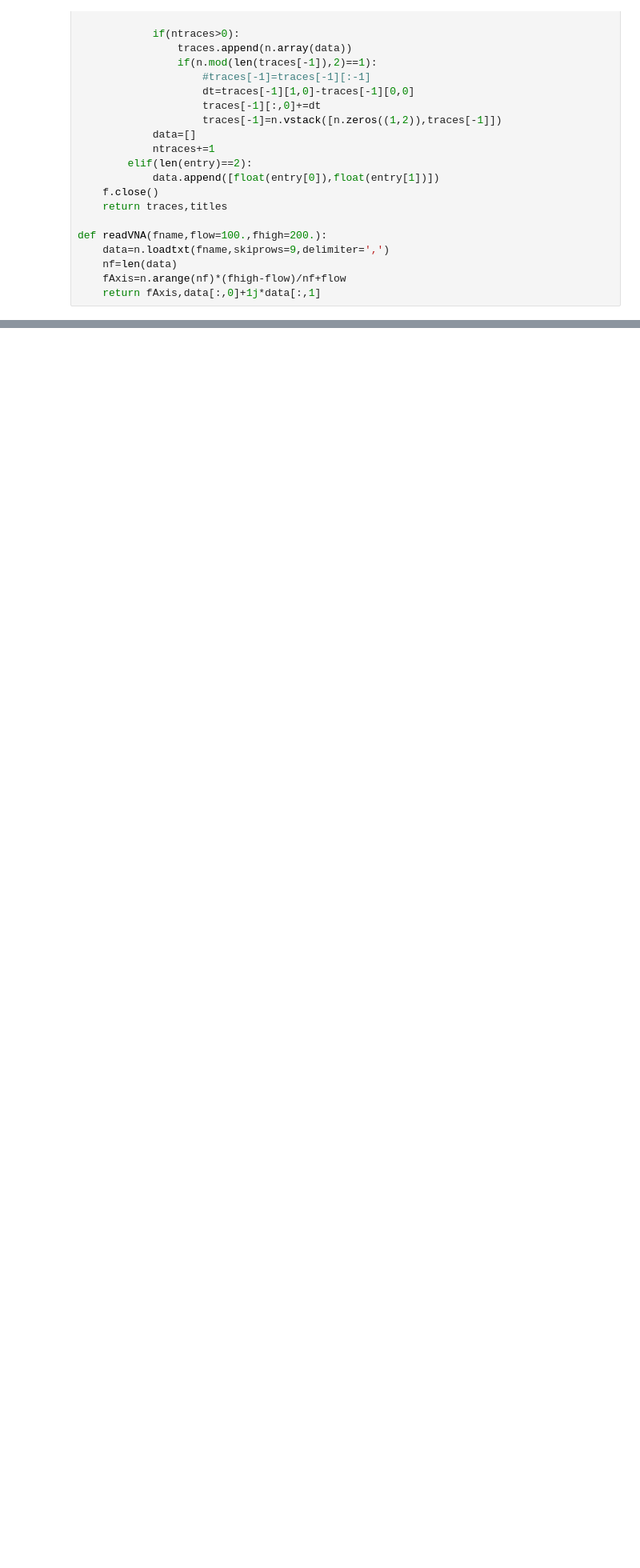
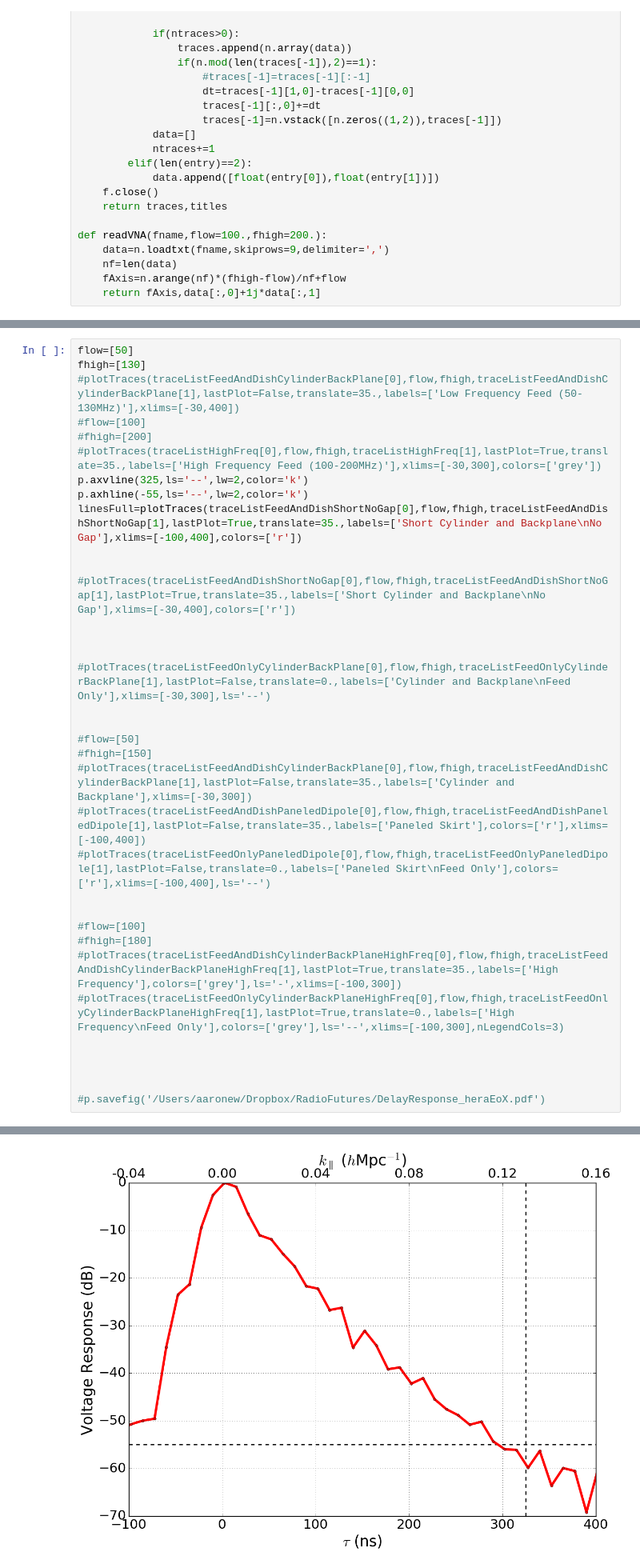
Before and after one commit to aewallwi/simulations-hera-eox, a Jupyter notebook: src/Traces_Comparison_lowFreq.ipynb, the cells around one changed output, grey strips where cells are left out. Shown at 80% size. Cells and saved outputs as stored; diff of their text form; blank space fills up the shorter version.

```diff
--- a/src/Traces_Comparison_lowFreq.ipynb
+++ b/src/Traces_Comparison_lowFreq.ipynb
@@ -130,0 +193,36 @@ def plotTraces(traceList,flow,fhigh,titleList=['o1','Planewave'],ls='-',lastPlot
+# %%
+flow=[50]
+fhigh=[130]
+#plotTraces(traceListFeedAndDishCylinderBackPlane[0],flow,fhigh,traceListFeedAndDishCylinderBackPlane[1],lastPlot=False,translate=35.,labels=['Low Frequency Feed (50-130MHz)'],xlims=[-30,400])
+#flow=[100]
+#fhigh=[200]
+#plotTraces(traceListHighFreq[0],flow,fhigh,traceListHighFreq[1],lastPlot=True,translate=35.,labels=['High Frequency Feed (100-200MHz)'],xlims=[-30,300],colors=['grey'])
+p.axvline(325,ls='--',lw=2,color='k')
+p.axhline(-55,ls='--',lw=2,color='k')
+linesFull=plotTraces(traceListFeedAndDishShortNoGap[0],flow,fhigh,traceListFeedAndDishShortNoGap[1],lastPlot=True,translate=35.,labels=['Short Cylinder and Backplane\nNo Gap'],xlims=[-100,400],colors=['r'])
+
+
+#plotTraces(traceListFeedAndDishShortNoGap[0],flow,fhigh,traceListFeedAndDishShortNoGap[1],lastPlot=True,translate=35.,labels=['Short Cylinder and Backplane\nNo Gap'],xlims=[-30,400],colors=['r'])
+
+
+
+#plotTraces(traceListFeedOnlyCylinderBackPlane[0],flow,fhigh,traceListFeedOnlyCylinderBackPlane[1],lastPlot=False,translate=0.,labels=['Cylinder and Backplane\nFeed Only'],xlims=[-30,300],ls='--')
+
+
+#flow=[50]
+#fhigh=[150]
+#plotTraces(traceListFeedAndDishCylinderBackPlane[0],flow,fhigh,traceListFeedAndDishCylinderBackPlane[1],lastPlot=False,translate=35.,labels=['Cylinder and Backplane'],xlims=[-30,300])
+#plotTraces(traceListFeedAndDishPaneledDipole[0],flow,fhigh,traceListFeedAndDishPaneledDipole[1],lastPlot=False,translate=35.,labels=['Paneled Skirt'],colors=['r'],xlims=[-100,400])
+#plotTraces(traceListFeedOnlyPaneledDipole[0],flow,fhigh,traceListFeedOnlyPaneledDipole[1],lastPlot=False,translate=0.,labels=['Paneled Skirt\nFeed Only'],colors=['r'],xlims=[-100,400],ls='--')
+
+
+#flow=[100]
+#fhigh=[180]
+#plotTraces(traceListFeedAndDishCylinderBackPlaneHighFreq[0],flow,fhigh,traceListFeedAndDishCylinderBackPlaneHighFreq[1],lastPlot=True,translate=35.,labels=['High Frequency'],colors=['grey'],ls='-',xlims=[-100,300])
+#plotTraces(traceListFeedOnlyCylinderBackPlaneHighFreq[0],flow,fhigh,traceListFeedOnlyCylinderBackPlaneHighFreq[1],lastPlot=True,translate=0.,labels=['High Frequency\nFeed Only'],colors=['grey'],ls='--',xlims=[-100,300],nLegendCols=3)
+
+
+
+
+#p.savefig('/Users/aaronew/Dropbox/RadioFutures/DelayResponse_heraEoX.pdf')
+# %% [output]
@@ -130,0 +232 @@ def plotTraces(traceList,flow,fhigh,titleList=['o1','Planewave'],ls='-',lastPlot
+[figure, added]
```
Also changed, not shown: parts of 21 cells of this notebook, 22 other files.
